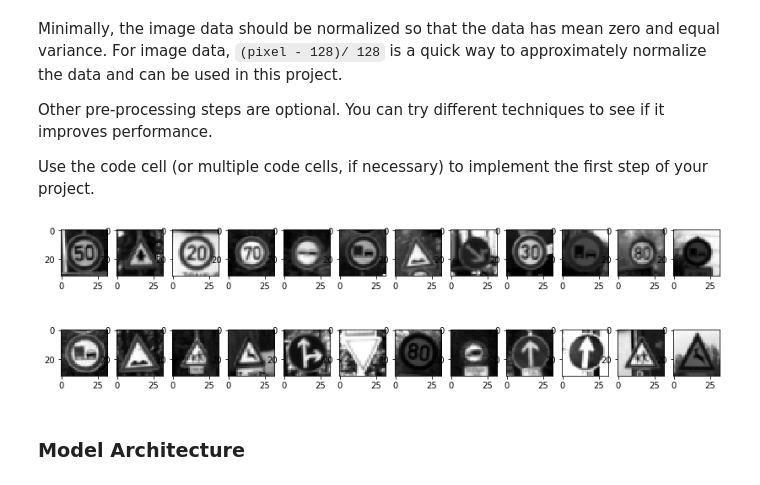
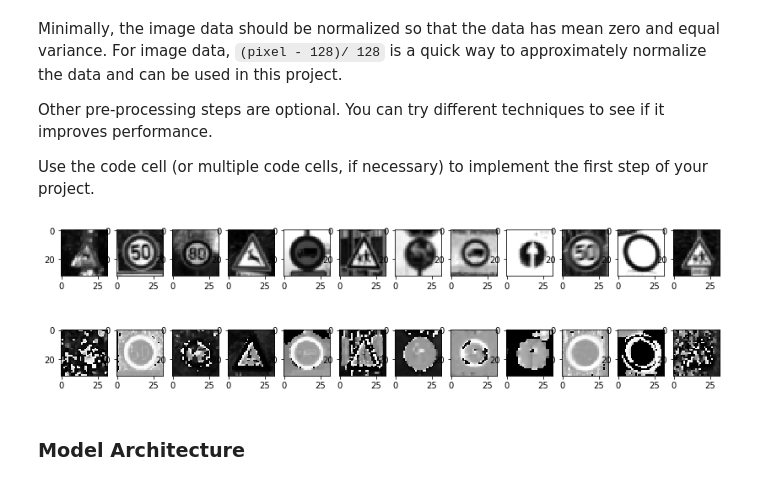
Before and after one commit to cazacov/CarND-Traffic-Sign-Classifier-Project, a Jupyter notebook: Traffic_Sign_Classifier.ipynb, the cells around one changed output. Drawn from its saved outputs; the diff is of its cells as text; code cells hidden in the pictures.

Commit message:
Add information from H channel

```diff
--- a/Traffic_Sign_Classifier.ipynb
+++ b/Traffic_Sign_Classifier.ipynb
@@ -141,36 +179,49 @@ Use the code cell (or multiple code cells, if necessary) to implement the first
 # %%
 ### Preprocess the data here. It is required to normalize the data. Other preprocessing steps could include
 ### converting to grayscale, etc.
 ### Feel free to use as many code cells as needed.
 import pickle
+import matplotlib
 
 def preprocess(rgb_images):
     # Convert images to grayscale
     gray = np.dot(rgb_images[...,:3], [0.299, 0.587, 0.114])
 
+    # Extract Hue channel from HSV color space
+    hsv = matplotlib.colors.rgb_to_hsv(rgb_images / 255)
+    h_channel = hsv[...,:1]
+    # Normalize
+    h_channel = h_channel * 2 - 1
+
     # Add color dimension of size 1
     gray_4d = gray.reshape((-1,32,32,1))
+    # Normalize
+    normalized = (gray_4d - 128) / 128.0
 
-    # Normalize
-    normalized = (gray_4d - 128) / 128
-    return normalized, gray
+    gray_h = np.stack((normalized, h_channel), axis = 3).squeeze();
+
+    #print(gray_h.shape)
+
+    return gray_h, gray
 
 X_train_p, gray = preprocess(X_train)
 X_valid_p, dummy = preprocess(X_valid)
 X_test_p, dummy = preprocess(X_test)
+
 
 y_train_p = np.copy(y_train);
 y_valid_p = np.copy(y_valid);
 y_test_p = np.copy(y_test);
 
 # Show some images
 f, axarr = plt.subplots(2,12)
-for row in range(2):
-    for col in range(12):
-         axarr[row, col].imshow(gray[randint(0,n_train)], cmap='gray')
+for col in range(12):
+    index = randint(0,n_train)
+    axarr[0, col].imshow(gray[index], cmap='gray')
+    axarr[1, col].imshow(X_train_p[index,:,:,1:2].squeeze() + 1, cmap='gray')
 plt.show()
 # %% [output]
-[figure, old version]
+[figure, new version]
 # %% [markdown]
 ### Model Architecture
 # %%
```
Also changed, not shown: parts of 4 cells of this notebook.
